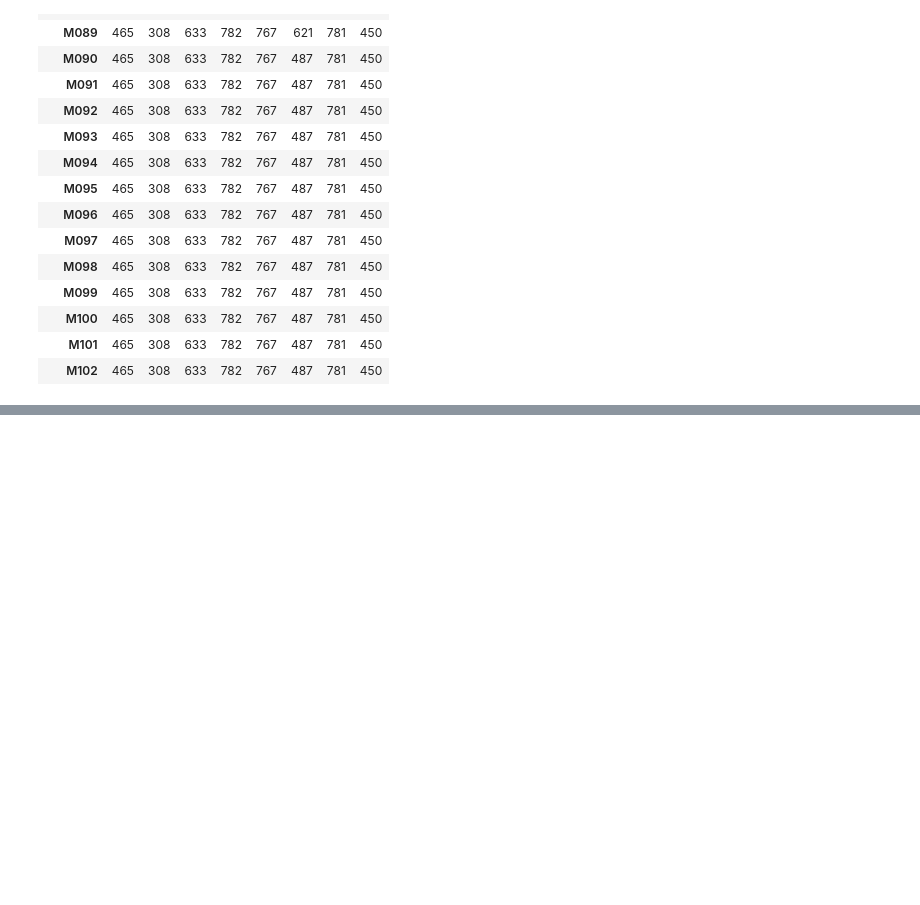
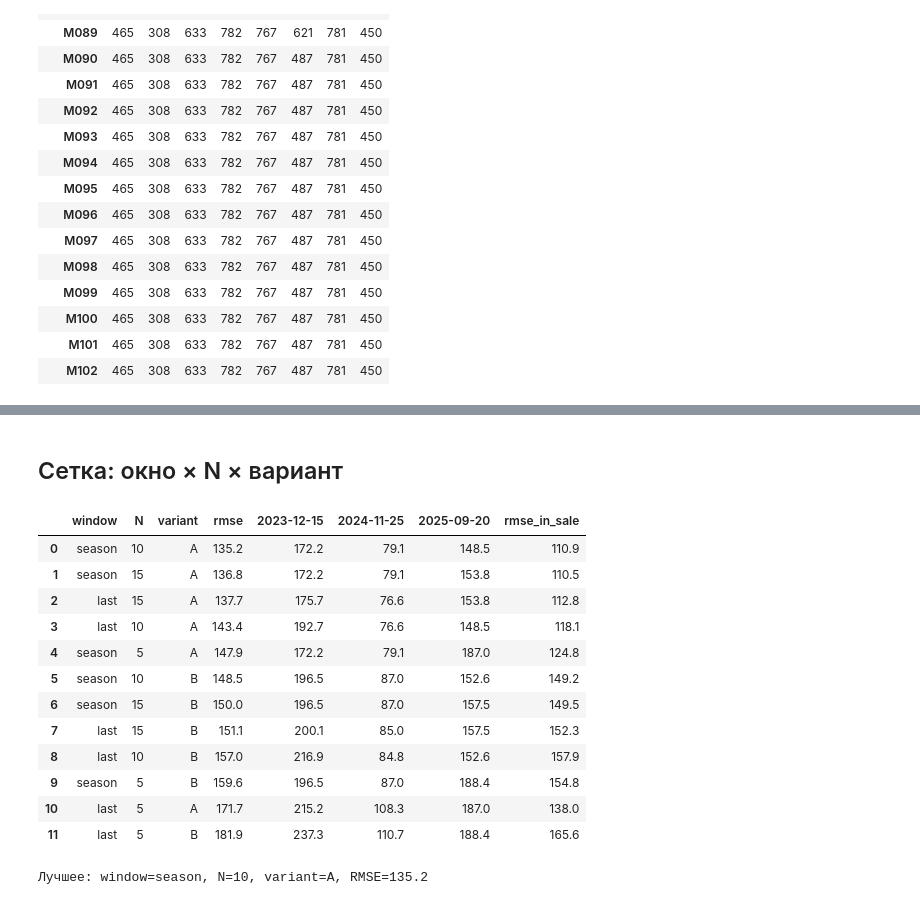
Before and after one commit to shertwg/datamatch-avangard, a Jupyter notebook: notebooks/02_baseline.ipynb, the cells around one changed output, grey strips where cells are left out. Drawn from its saved outputs; the diff is of its cells as text; code cells hidden in the pictures; blank space fills up the shorter version.

```diff
--- a/notebooks/02_baseline.ipynb
+++ b/notebooks/02_baseline.ipynb
@@ -180,0 +238,37 @@ sub.pivot(index="match_id", columns="zone", values="tickets_total")
+# %% [markdown]
+## Сетка: окно × N × вариант
+# %%
+grid = {}
+for window in ["last", "season"]:
+    for n in [5, 10, 15]:
+        for variant in ["A", "B"]:
+            grid[(window, n, variant)] = evaluate(make_smart(n, window, variant))
+
+grid_table = pd.DataFrame([
+    {"window": w, "N": n, "variant": v, "rmse": r.overall,
+     **r.by_fold["rmse"].drop("all").to_dict(),
+     "rmse_in_sale": r.by_status.loc["в продаже", "rmse"]}
+    for (w, n, v), r in grid.items()
+]).sort_values("rmse").reset_index(drop=True)
+grid_table
+# %% [output]
+|  | window | N | variant | rmse | 2023-12-15 | 2024-11-25 | 2025-09-20 | rmse_in_sale |
+| 0 | season | 10 | A | 135.2 | 172.2 | 79.1 | 148.5 | 110.9 |
+| 1 | season | 15 | A | 136.8 | 172.2 | 79.1 | 153.8 | 110.5 |
+| 2 | last | 15 | A | 137.7 | 175.7 | 76.6 | 153.8 | 112.8 |
+| 3 | last | 10 | A | 143.4 | 192.7 | 76.6 | 148.5 | 118.1 |
+| 4 | season | 5 | A | 147.9 | 172.2 | 79.1 | 187.0 | 124.8 |
+| 5 | season | 10 | B | 148.5 | 196.5 | 87.0 | 152.6 | 149.2 |
+| 6 | season | 15 | B | 150.0 | 196.5 | 87.0 | 157.5 | 149.5 |
+| 7 | last | 15 | B | 151.1 | 200.1 | 85.0 | 157.5 | 152.3 |
+| 8 | last | 10 | B | 157.0 | 216.9 | 84.8 | 152.6 | 157.9 |
+| 9 | season | 5 | B | 159.6 | 196.5 | 87.0 | 188.4 | 154.8 |
+| 10 | last | 5 | A | 171.7 | 215.2 | 108.3 | 187.0 | 138.0 |
+| 11 | last | 5 | B | 181.9 | 237.3 | 110.7 | 188.4 | 165.6 |
+# %%
+best_key = min(grid, key=lambda k: grid[k].overall)
+smart = grid[best_key]
+best_window, best_n, best_variant = best_key
+print(f"Лучшее: window={best_window}, N={best_n}, variant={best_variant}, RMSE={smart.overall:.1f}")
+# %% [output]
+Лучшее: window=season, N=10, variant=A, RMSE=135.2
```
Also changed, not shown: parts of 10 cells of this notebook, 3 other files.
